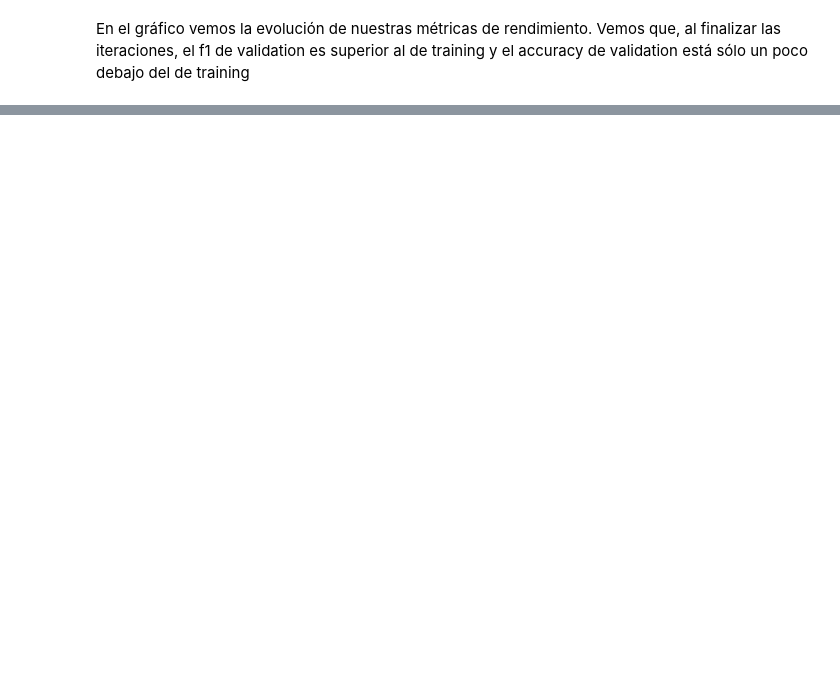
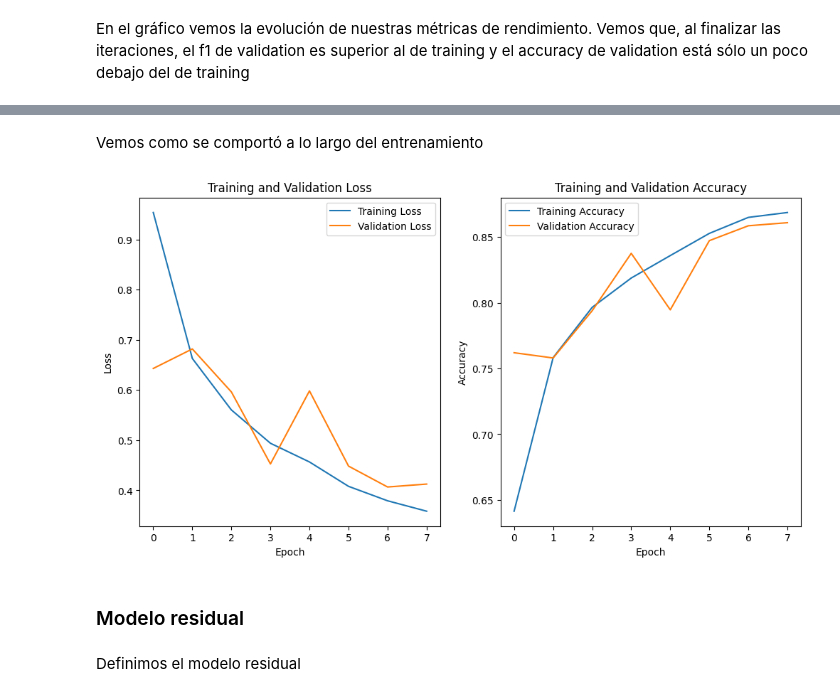
Before and after one commit to Simon890/aa2tp, a Jupyter notebook: Solucion.ipynb, the cells around one changed output, grey strips where cells are left out. Drawn from its saved outputs; the diff is of its cells as text; code cells hidden in the pictures; blank space fills up the shorter version.

```diff
--- a/Solucion.ipynb
+++ b/Solucion.ipynb
@@ -782,0 +1071,15 @@ En el gráfico vemos la evolución de nuestras métricas de rendimiento. Vemos q
+# %%
+conv_dense_model = Sequential([
+    Conv2D(32, (3, 3), activation='relu', input_shape=(150, 150, 3)),
+    MaxPooling2D(2, 2),
+    Conv2D(64, (3, 3), activation='relu'),
+    MaxPooling2D(2, 2),
+    Conv2D(128, (3, 3), activation='relu'),
+    MaxPooling2D(2, 2),
+    Flatten(),
+    Dense(128, activation='relu'),
+    Dense(64, activation='relu'),
+    Dense(6, activation='softmax')
+])
+
+conv_dense_model.compile(optimizer='adam', loss='categorical_crossentropy', metrics=['accuracy'])
@@ -782,0 +1108,2 @@ En el gráfico vemos la evolución de nuestras métricas de rendimiento. Vemos q
+# %%
+history_conv_dense_model = conv_dense_model.fit(train_generator, epochs=8, validation_data=val_generator)
@@ -782,0 +1135,10 @@ En el gráfico vemos la evolución de nuestras métricas de rendimiento. Vemos q
+# %% [markdown]
+Vemos como se comportó a lo largo del entrenamiento
+# %%
+see_history_model(history_conv_dense_model)
+# %% [output]
+[figure, added]
+# %% [markdown]
+### Modelo residual
+# %% [markdown]
+Definimos el modelo residual
```
Also changed, not shown: parts of 79 cells of this notebook.
